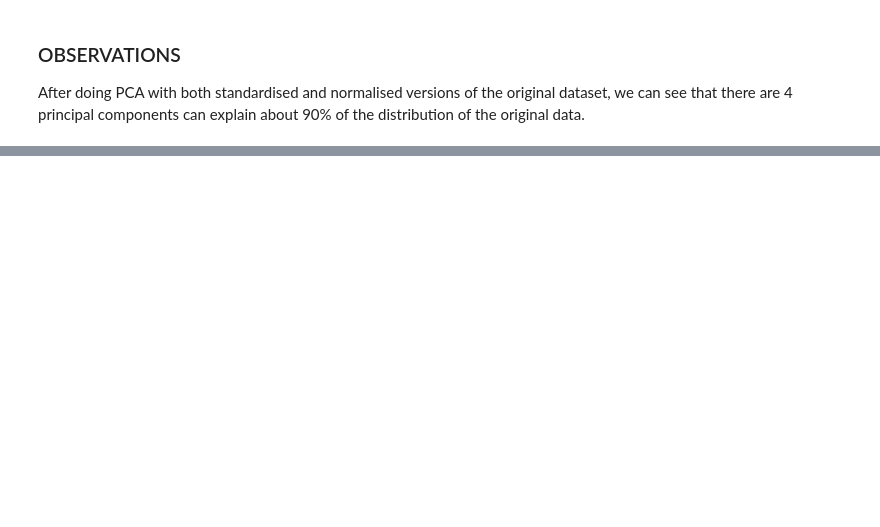
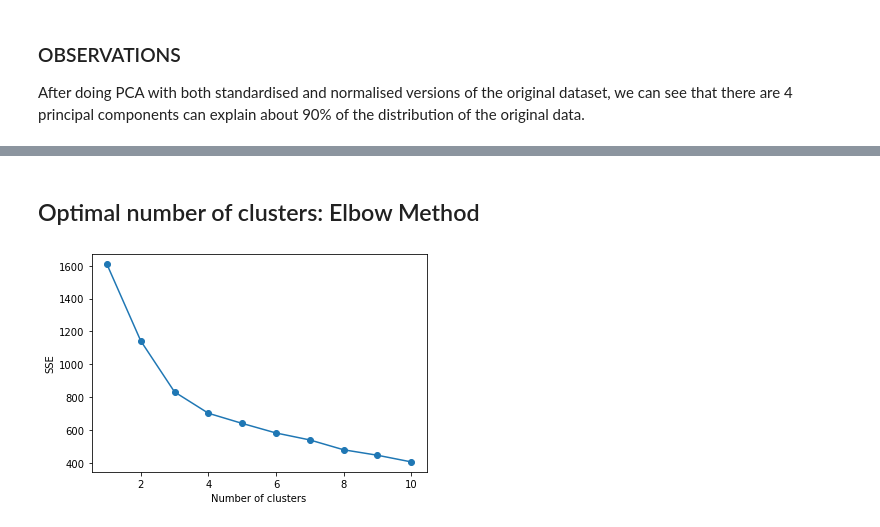
Before and after one commit to RiyaKashyap15/Country-Clustering, a Jupyter notebook: Data preprocessing & model building of Country dataset - Clustering.ipynb, the cells around one changed output, grey strips where cells are left out. Drawn from its saved outputs; the diff is of its cells as text; code cells hidden in the pictures; blank space fills up the shorter version.

```diff
--- a/Data preprocessing & model building of Country dataset - Clustering.ipynb
+++ b/Data preprocessing & model building of Country dataset - Clustering.ipynb
@@ -146,0 +250,5 @@ km = KMeans (
+# %%
+# standardised dataset
+# method to compute the clusters and assign the labels
+y_predicted_standard = km.fit_predict(df_standard) # fit_predict --> Compute cluster centers and predict cluster index for each sample.
+y_predicted_standard
@@ -146,0 +264,5 @@ km = KMeans (
+# %%
+# data2 is the original dataset with standard scaling and 4 principal components found with PCA
+# method to compute the clusters and assign the labels
+y_predicted_data2 = km.fit_predict(data2) # fit_predict --> Compute cluster centers and predict cluster index for each sample.
+y_predicted_data2
@@ -146,0 +278,5 @@ km = KMeans (
+# %%
+# data2 is the original dataset with standard scaling and 4 principal components found with PCA
+# method to compute the clusters and assign the labels
+y_predicted_data3 = km.fit_predict(data3) # fit_predict --> Compute cluster centers and predict cluster index for each sample.
+y_predicted_data3
@@ -146,0 +303,4 @@ km = KMeans (
+# %%
+# add the cluster column to the dataframe
+df_standard['cluster'] = y_predicted_standard
+df_standard.head()
@@ -146,0 +326,23 @@ km = KMeans (
+# %% [markdown]
+## Optimal number of clusters: Elbow Method
+# %%
+# calculate Sum of Squared Errors (SSE), also called distorsions,
+#for a range of number of cluster - with df scaled with StandardScaler
+
+sse = []
+for i in range(1, 11):
+    km = KMeans(
+        n_clusters=i, init='random',
+        n_init=10, max_iter=300,
+        tol=1e-04, random_state=0
+    )
+    km.fit(df_standard)
+    sse.append(km.inertia_)
+
+# plot
+plt.plot(range(1, 11), sse, marker='o')
+plt.xlabel('Number of clusters')
+plt.ylabel('SSE')
+plt.show()
+# %% [output]
+[figure, added]
```
Also changed, not shown: parts of 44 cells of this notebook.
